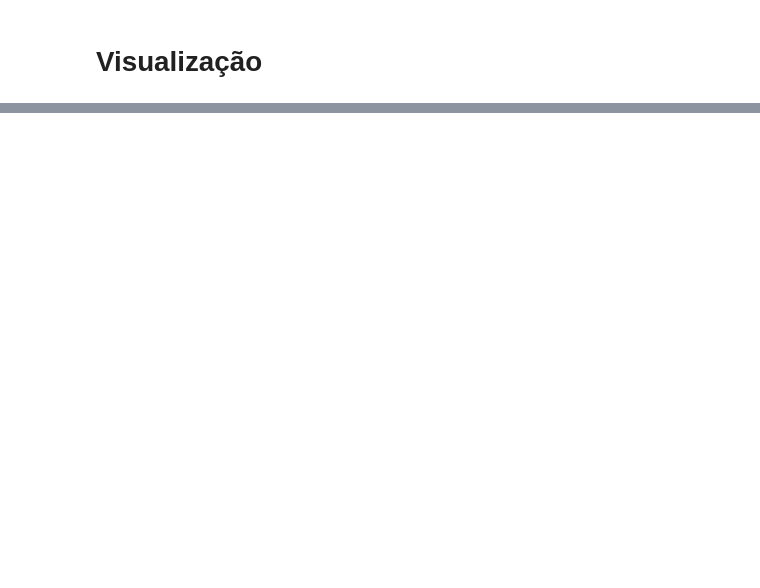
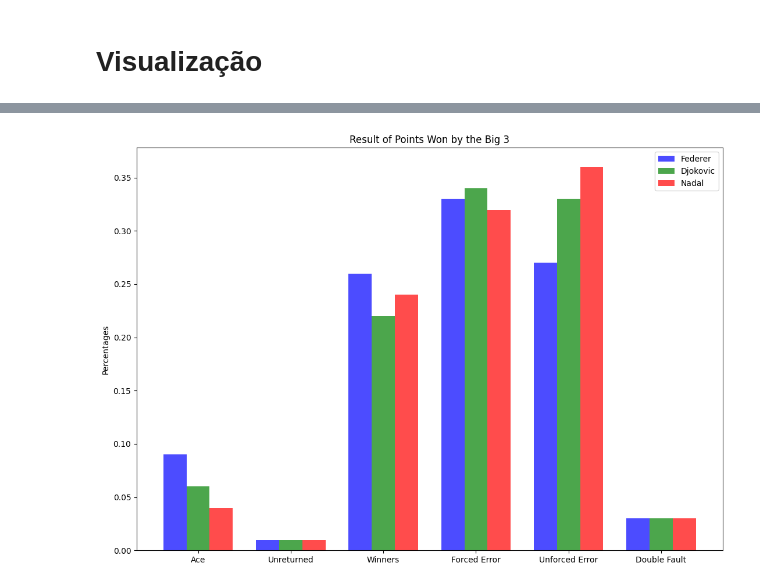
Before and after one commit to PedC18/POC1, a Jupyter notebook: test.ipynb, the cells around one changed output, grey strips where cells are left out. Saved outputs shown, nothing was run; the diff lists cells and outputs as text; code cells hidden in the pictures; blank space fills up the shorter version.

```diff
--- a/test.ipynb
+++ b/test.ipynb
@@ -156,0 +126,34 @@ pd.options.display.max_columns = None
+# %%
+PtDecision = ['isAce', 'isUnret', 'isRallyWinner',
+       'isForced', 'isUnforced', 'isDouble']
+
+SvrStats = ['1stIn', '2ndIn','isDouble']
+# %%
+FedererStats = ResumePointsStats(Federer_Points_Won,PtDecision)
+DjokovicStats = ResumePointsStats(Djokovic_Points_Won,PtDecision)
+NadalStats = ResumePointsStats(Nadal_Points_Won,PtDecision)
+# %%
+PtCodes = ['Ace', 'Unreturned', 'Winners','Forced Error', 'Unforced Error', 'Double Fault']
+
+barWidth = 0.25
+br1 = np.arange(len(FedererStats))
+br2 = [x + barWidth for x in br1]
+br3 = [x + barWidth for x in br2]
+
+plt.subplots(figsize =(13, 9))
+plt.bar(br1, FedererStats, color= 'blue', alpha = 0.7,
+        width = barWidth)
+plt.bar(br2, DjokovicStats, color= 'green', alpha = 0.7,
+        width = barWidth)
+plt.bar(br3, NadalStats, color= 'red', alpha = 0.7,
+        width = barWidth)
+
+plt.xticks([r + barWidth for r in range(len(FedererStats))],
+        PtCodes)
+
+plt.ylabel("Percentages")
+plt.title("Result of Points Won by the Big 3")
+plt.legend(['Federer','Djokovic','Nadal'])
+plt.show()
+# %% [output]
+[figure, added]
```
Also changed, not shown: parts of 12 cells of this notebook, 1 other file.
